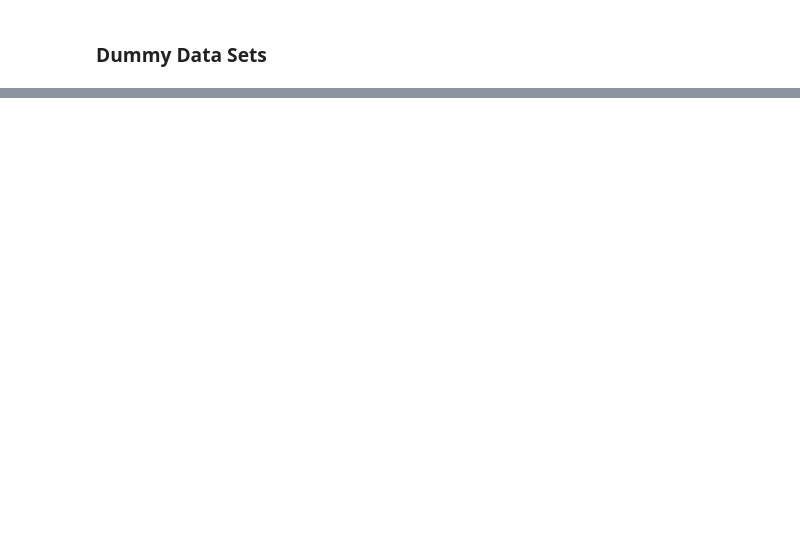
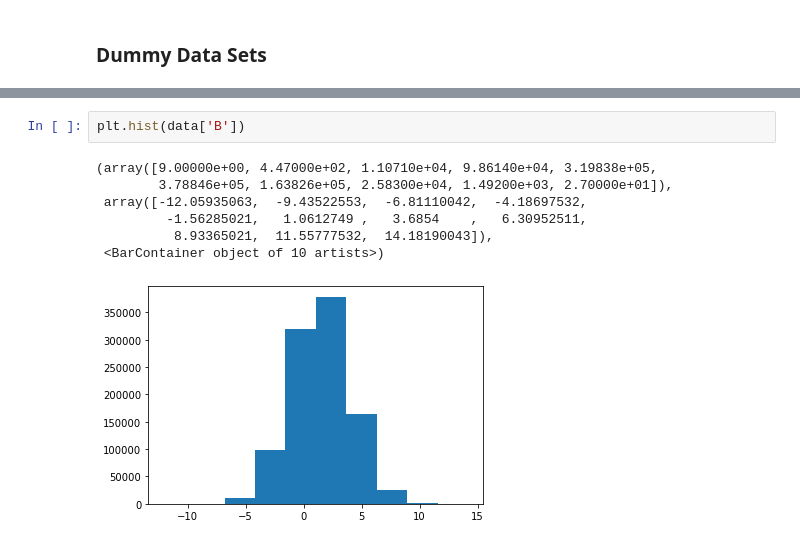
Before and after one commit to eligiuz/python_ml_course, a Jupyter notebook: NoteBooks_nuevos/T2 - 2 -Data Cleaning - Funciones de distribución de probabilidad.ipynb, the cells around one changed output, grey strips where cells are left out. Saved outputs shown, nothing was run; the diff lists cells and outputs as text; blank space fills up the shorter version.

```diff
--- a/NoteBooks_nuevos/T2 - 2 -Data Cleaning - Funciones de distribución de probabilidad.ipynb
+++ b/NoteBooks_nuevos/T2 - 2 -Data Cleaning - Funciones de distribución de probabilidad.ipynb
@@ -142,0 +154,10 @@ data
+# %%
+plt.hist(data['B'])
+# %% [output]
+(array([9.00000e+00, 4.47000e+02, 1.10710e+04, 9.86140e+04, 3.19838e+05,
+        3.78846e+05, 1.63826e+05, 2.58300e+04, 1.49200e+03, 2.70000e+01]),
+ array([-12.05935063,  -9.43522553,  -6.81110042,  -4.18697532,
+         -1.56285021,   1.0612749 ,   3.6854    ,   6.30952511,
+          8.93365021,  11.55777532,  14.18190043]),
+ <BarContainer object of 10 artists>)
+[figure, added]
```
Also changed, not shown: parts of 17 cells of this notebook, 1 other file.
